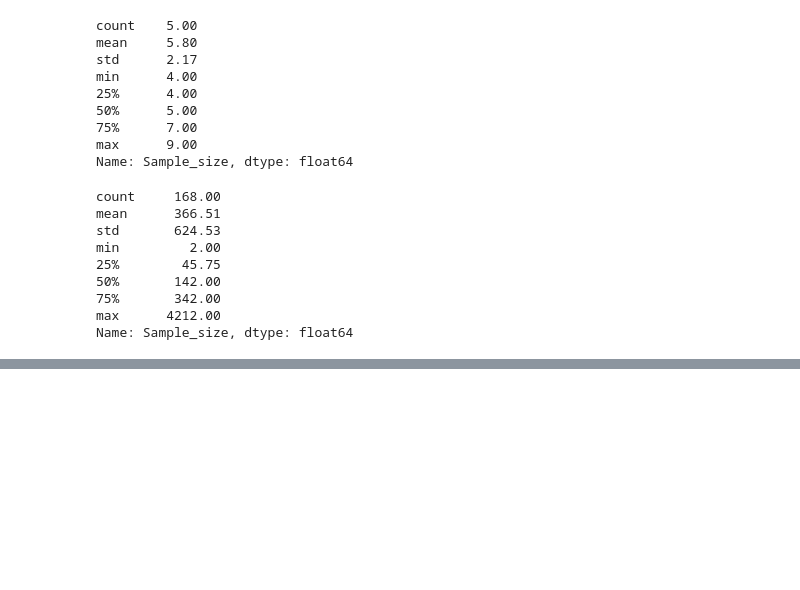
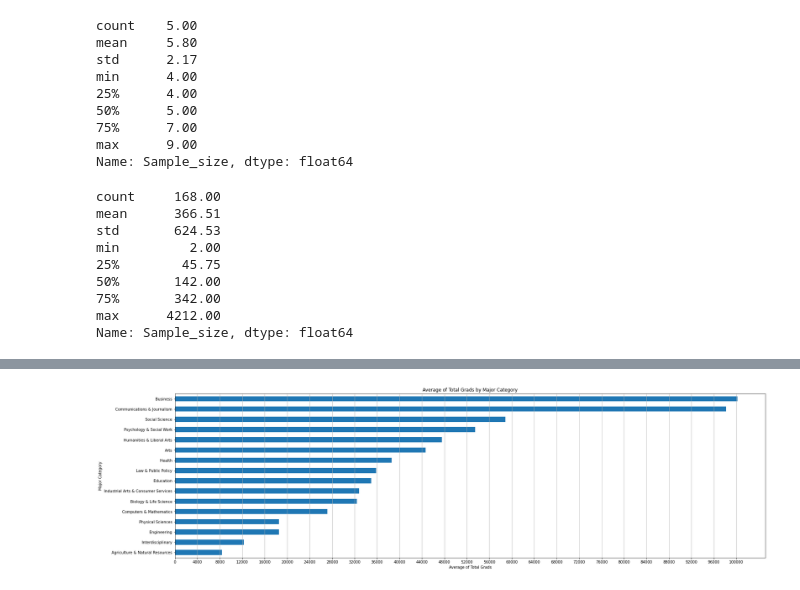
Before and after one commit to JasonMinhas/DataAnalysis, a Jupyter notebook: Visualizing Earnings Based On College Majors/Visualizing Earnings Based On College Majors.ipynb, the cells around one changed output, grey strips where cells are left out. Cells and saved outputs as stored; diff of their text form; code cells hidden in the pictures; blank space fills up the shorter version.

Commit message:
added visuals

```diff
--- a/Visualizing Earnings Based On College Majors/Visualizing Earnings Based On College Majors.ipynb
+++ b/Visualizing Earnings Based On College Majors/Visualizing Earnings Based On College Majors.ipynb
@@ -170,0 +150,2 @@ grads_df[:5].plot.bar(x='Major', y='Women')
+# %%
+grads_df['ShareMen'] = grads_df['Men'] / grads_df['Total']
@@ -170,0 +158,16 @@ grads_df[:5].plot.bar(x='Major', y='Women')
+# %%
+#  create pivot
+major_category_pop_pvt = pd.pivot_table(grads_df, values='Total', index='Major_category', aggfunc={np.mean}).sort_values(by='mean')
+# create bar plot
+major_category_pop_barh = major_category_pop_pvt.plot(
+                        kind='barh',
+                        figsize=(28,8),
+                        title='Average of Total Grads by Major Category',
+                        legend=False
+                        )
+major_category_pop_barh.set_ylabel("Major Category")
+major_category_pop_barh.set_xlabel("Average of Total Grads")
+major_category_pop_barh.set_xticks(np.arange(0,104000,4000).tolist())
+major_category_pop_barh.grid(axis='x')
+# %% [output]
+[figure, added]
```
Also changed, not shown: parts of 22 cells of this notebook.
